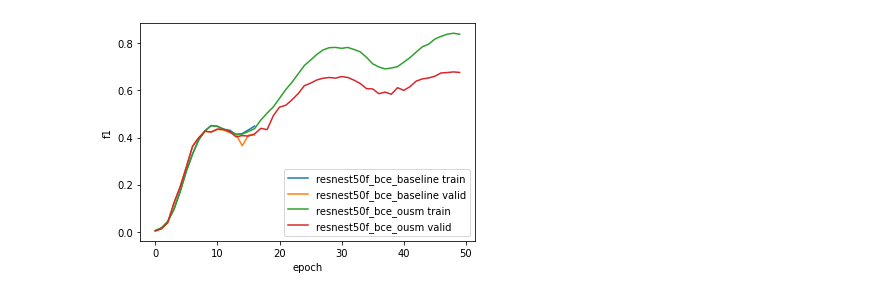
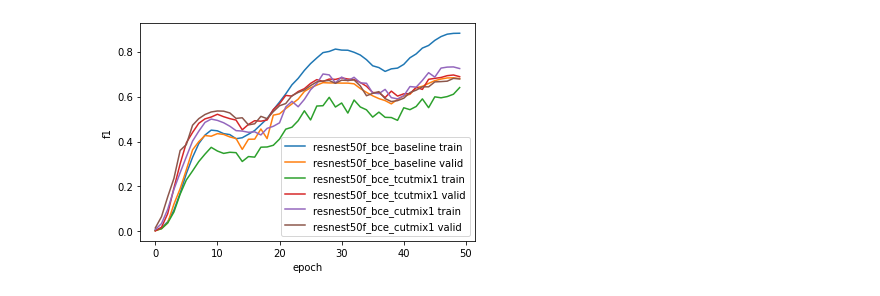
Before and after one commit to tattaka/birdsong-recognition, a Jupyter notebook: src/playground.ipynb, the cells around one changed output. Saved outputs shown, nothing was run; the diff lists cells and outputs as text; code cells hidden in the pictures.

```diff
--- a/src/playground.ipynb
+++ b/src/playground.ipynb
@@ -95,14 +71,25 @@ array(['rating', 'playback_used', 'ebird_code', 'channels', 'date',
 # %%
-def plot_result(config, column):
-    train_log = pd.read_csv(f"../logs/{config}/fold0/logs/train_log.csv")
-    valid_log = pd.read_csv(f"../logs/{config}/fold0/logs/valid_log.csv")
-    plt.plot(train_log.epoch.values, getattr(train_log, column).values, label=f"{config} train")
-    plt.plot(valid_log.epoch.values, getattr(valid_log, column).values, label=f"{config} valid")
+def plot_result(config, column, mode=None):
+    if mode == "train":
+        train_log = pd.read_csv(f"../logs/{config}/fold0/logs/train_log.csv")
+        plt.plot(train_log.epoch.values, getattr(train_log, column).values, label=f"{config} train")
+    elif mode == "valid":
+        valid_log = pd.read_csv(f"../logs/{config}/fold0/logs/valid_log.csv")
+        plt.plot(valid_log.epoch.values, getattr(valid_log, column).values, label=f"{config} valid")
+    else:
+        train_log = pd.read_csv(f"../logs/{config}/fold0/logs/train_log.csv")
+        valid_log = pd.read_csv(f"../logs/{config}/fold0/logs/valid_log.csv")
+        plt.plot(train_log.epoch.values, getattr(train_log, column).values, label=f"{config} train")
+        plt.plot(valid_log.epoch.values, getattr(valid_log, column).values, label=f"{config} valid")
 
     plt.xlabel("epoch")
     plt.ylabel(column)
     plt.legend()
 plot_result("resnest50f_bce_baseline", "f1")
-plot_result("resnest50f_bce_ousm", "f1")
+# plot_result("resnest50f_bce_mixup", "f1", "valid")
+# plot_result("resnest50f_bce_cutmix", "f1", "valid")
+# plot_result("resnest50f_bce_tcutmix05", "f1")
+plot_result("resnest50f_bce_tcutmix1", "f1")
+plot_result("resnest50f_bce_cutmix1", "f1")
 # %% [output]
-[figure, old version]
+[figure, new version]
```
Also changed, not shown: parts of 4 cells of this notebook, 11 other files.
